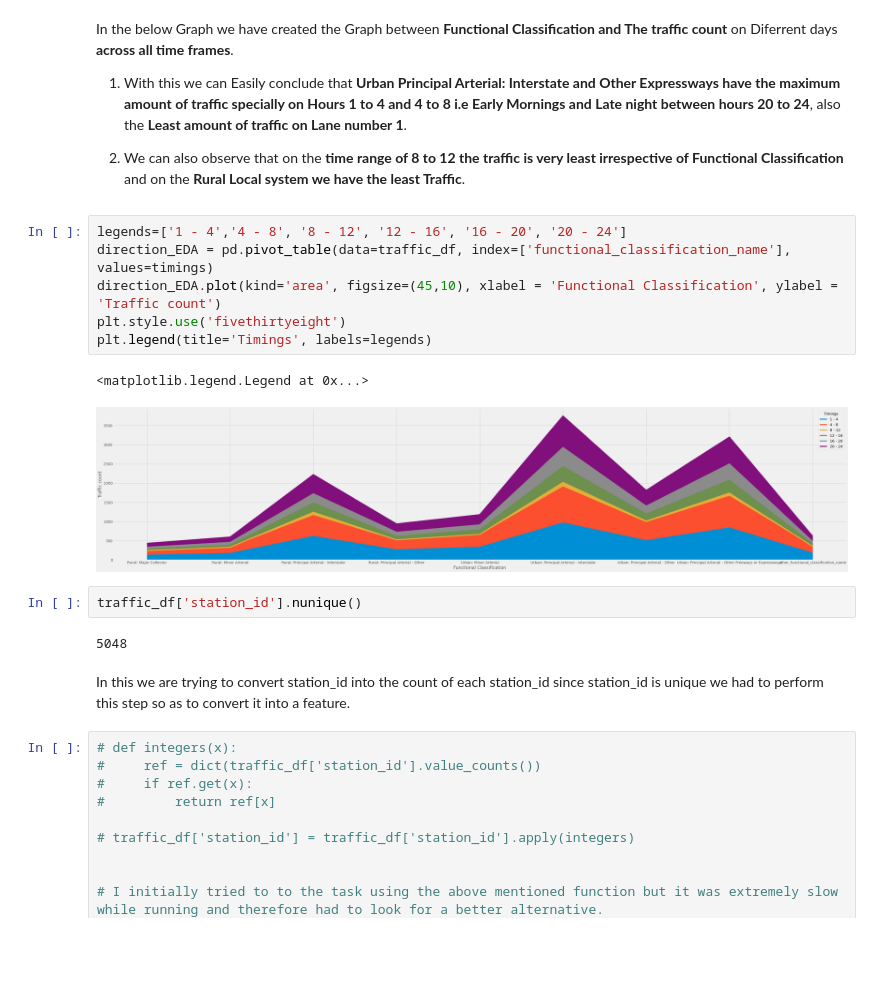
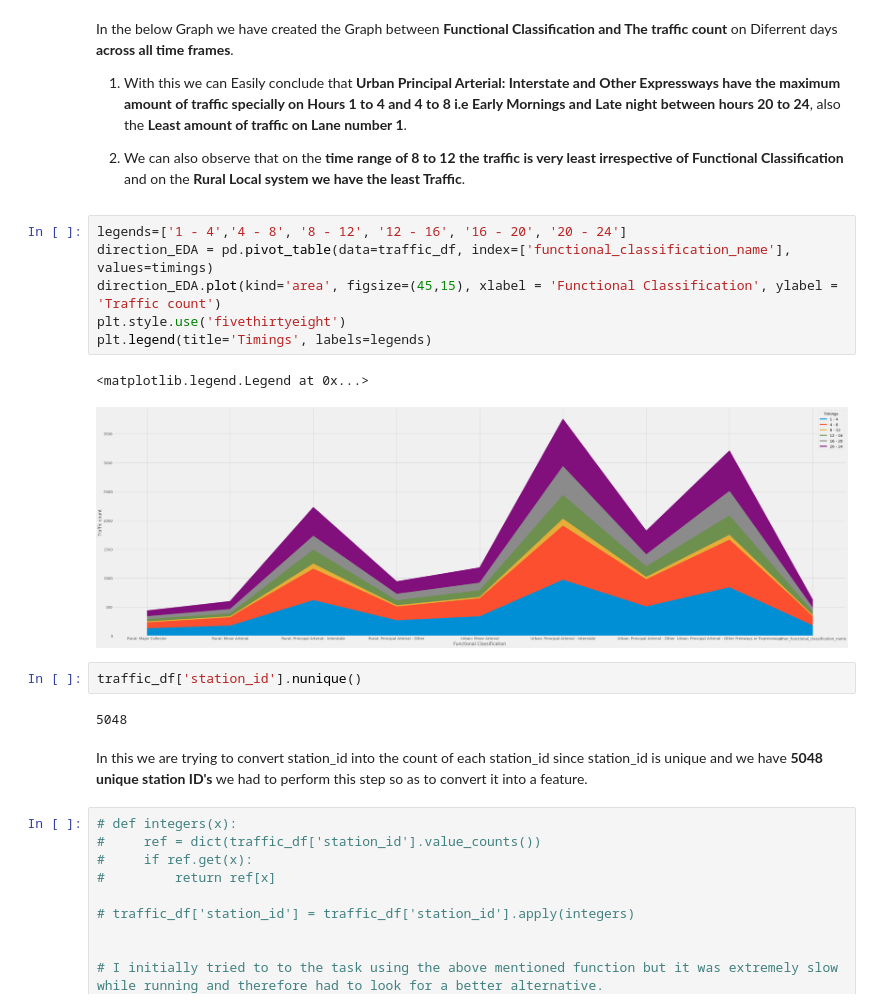
Before and after one commit to SatYu26/OCBC-Submission-Data_and_AI_Track, a Jupyter notebook: OCBC_Submission_Satyam_Goyal.ipynb, the cells around one changed output. Cells and saved outputs as stored; diff of their text form; blank space fills up the shorter version.

```diff
--- a/OCBC_Submission_Satyam_Goyal.ipynb
+++ b/OCBC_Submission_Satyam_Goyal.ipynb
@@ -430,19 +436,19 @@ In the below Graph we have created the Graph between **Functional Classification
 # %%
 legends=['1 - 4','4 - 8', '8 - 12', '12 - 16', '16 - 20', '20 - 24']
 direction_EDA = pd.pivot_table(data=traffic_df, index=['functional_classification_name'], values=timings)
-direction_EDA.plot(kind='area', figsize=(45,10), xlabel = 'Functional Classification', ylabel = 'Traffic count')
+direction_EDA.plot(kind='area', figsize=(45,15), xlabel = 'Functional Classification', ylabel = 'Traffic count')
 plt.style.use('fivethirtyeight')
 plt.legend(title='Timings', labels=legends)
 # %% [output]
 <matplotlib.legend.Legend at 0x...>
-[figure, old version]
+[figure, new version]
 # %%
 traffic_df['station_id'].nunique()
 # %% [output]
 5048
 # %% [markdown]
 In this we are trying to convert station_id into the count of each station_id
-since station_id is unique we had to perform this step so as to convert it into a feature.
+since station_id is unique and we have **5048 unique station ID's** we had to perform this step so as to convert it into a feature.
 # %%
 # def integers(x):
 #     ref = dict(traffic_df['station_id'].value_counts())
```
Also changed, not shown: parts of 14 cells of this notebook, 5 other files.
